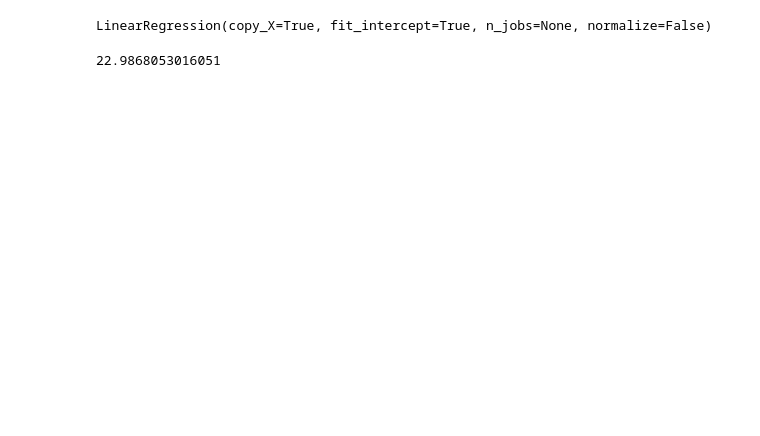
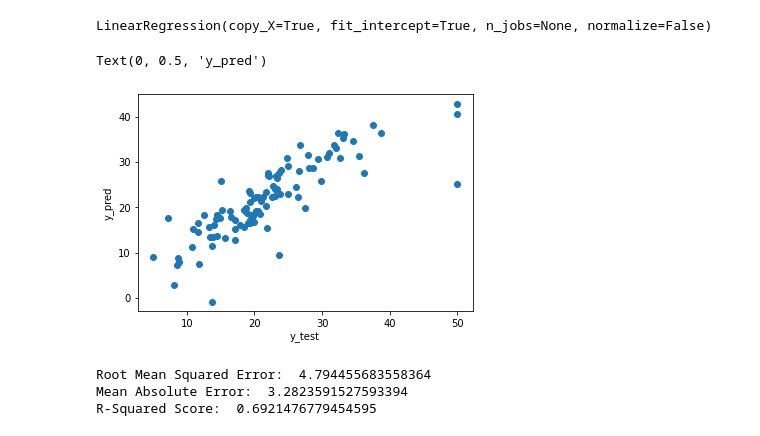
Before and after one commit to ashutosh-619/Working-On-Common-Datasets, a Jupyter notebook: Boston_Housing_Dataset.ipynb, the cells around one changed output. Cells and saved outputs as stored; diff of their text form; code cells hidden in the pictures; blank space fills up the shorter version.

```diff
--- a/Boston_Housing_Dataset.ipynb
+++ b/Boston_Housing_Dataset.ipynb
@@ -73,9 +73,9 @@ boston_df.head()
 | 3 | 0.03237 | 0.0 | 2.18 | 0.0 | 0.458 | 6.998 | 45.8 | 6.0622 | 3.0 | 222.0 | 18.7 | ... |
 | 4 | 0.06905 | 0.0 | 2.18 | 0.0 | 0.458 | 7.147 | 54.2 | 6.0622 | 3.0 | 222.0 | 18.7 | ... |
 # %%
-#Notice that there is no Price column, it is our target variable and is available separately.
+#Notice that there is no MEDV column, it is our target variable and is available separately.
 #We add it to our dataframe.
-boston_df['PRICE'] = dataset.target
+boston_df['MEDV'] = dataset.target
 # %%
 boston_df.head()
 # %% [output]
@@ -141,8 +141,8 @@ dtype: int64
 #As we can observe, there are no missing values in the dataset.
 # %%
 #Next, we split the data into our independent features and our target variable.
-X = boston_df.drop('PRICE', axis=1)    #We drop the PRICE column along the column axis and it becomes our X.
-y = boston_df['PRICE']                 #The PRICE column is our target variable i.e. y
+X = boston_df.drop('MEDV', axis=1)    #We drop the PRICE column along the column axis and it becomes our X.
+y = boston_df['MEDV']                 #The PRICE column is our target variable i.e. y
 # %%
 #To perform the train-test split, we import it from sklearn.
 from sklearn.model_selection import train_test_split
@@ -162,10 +162,24 @@ LinearRegression(copy_X=True, fit_intercept=True, n_jobs=None, normalize=False)
 # %%
 #Predicting on the test dataset
 y_pred = lin_reg.predict(X_test)
+# %%
+#Plotting actual values vs the predicted values.
+plt.scatter(y_test, y_pred)
+plt.xlabel('y_test')
+plt.ylabel('y_pred')
+# %% [output]
+Text(0, 0.5, 'y_pred')
+[figure, added]
 # %%
 #To evaluate our model, we make use of the mean squared error.
 from sklearn.metrics import mean_squared_error as mse
+from sklearn.metrics import mean_absolute_error as mae
+from sklearn.metrics import r2_score
 
-print(mse(y_test, y_pred))
+print("Root Mean Squared Error: ", np.sqrt(mse(y_test, y_pred)))
+print("Mean Absolute Error: ", mae(y_test, y_pred))
+print("R-Squared Score: ", r2_score(y_test, y_pred))
 # %% [output]
-22.9868053016051
+Root Mean Squared Error:  4.794455683558364
+Mean Absolute Error:  3.2823591527593394
+R-Squared Score:  0.6921476779454595
```
Also changed, not shown: parts of 3 cells of this notebook.
